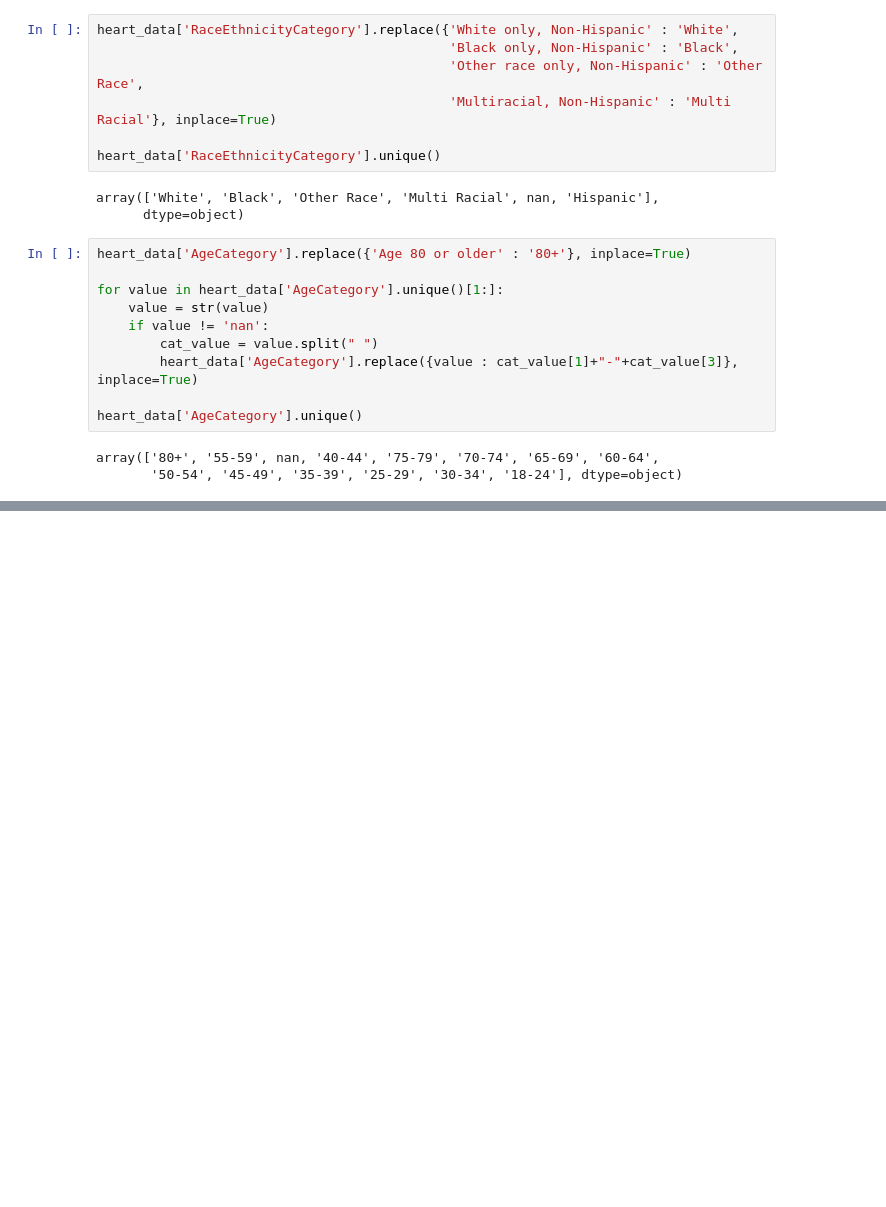
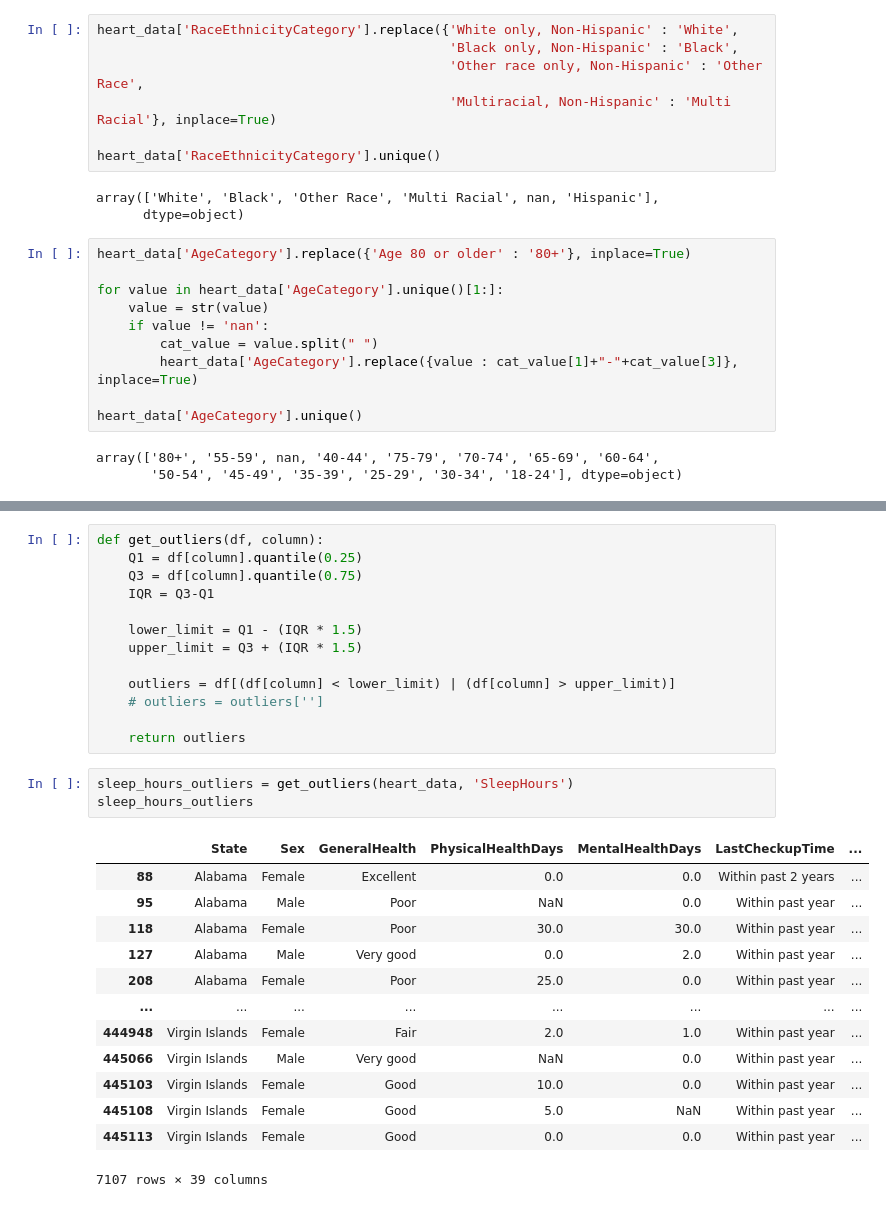
Before and after one commit to ali-bin-kashif/heart-disease-healthcare-data-analysis, a Jupyter notebook: heart_indicator_data_analysis.ipynb, the cells around one changed output, grey strips where cells are left out. Cells and saved outputs as stored; diff of their text form; blank space fills up the shorter version.

```diff
--- a/heart_indicator_data_analysis.ipynb
+++ b/heart_indicator_data_analysis.ipynb
@@ -417,0 +479,30 @@ array(['Yes, type not sure', 'No', nan, 'Yes', 'Yes, not Tdap'],
+# %%
+def get_outliers(df, column):
+    Q1 = df[column].quantile(0.25)
+    Q3 = df[column].quantile(0.75)
+    IQR = Q3-Q1
+
+    lower_limit = Q1 - (IQR * 1.5)
+    upper_limit = Q3 + (IQR * 1.5)
+
+    outliers = df[(df[column] < lower_limit) | (df[column] > upper_limit)]
+    # outliers = outliers['']
+
+    return outliers
+# %%
+sleep_hours_outliers = get_outliers(heart_data, 'SleepHours')
+sleep_hours_outliers
+# %% [output]
+|  | State | Sex | GeneralHealth | PhysicalHealthDays | MentalHealthDays | LastCheckupTime | ... |
+| 88 | Alabama | Female | Excellent | 0.0 | 0.0 | Within past 2 years | ... |
+| 95 | Alabama | Male | Poor | NaN | 0.0 | Within past year | ... |
+| 118 | Alabama | Female | Poor | 30.0 | 30.0 | Within past year | ... |
+| 127 | Alabama | Male | Very good | 0.0 | 2.0 | Within past year | ... |
+| 208 | Alabama | Female | Poor | 25.0 | 0.0 | Within past year | ... |
+| ... | ... | ... | ... | ... | ... | ... | ... |
+| 444948 | Virgin Islands | Female | Fair | 2.0 | 1.0 | Within past year | ... |
+| 445066 | Virgin Islands | Male | Very good | NaN | 0.0 | Within past year | ... |
+| 445103 | Virgin Islands | Female | Good | 10.0 | 0.0 | Within past year | ... |
+| 445108 | Virgin Islands | Female | Good | 5.0 | NaN | Within past year | ... |
+| 445113 | Virgin Islands | Female | Good | 0.0 | 0.0 | Within past year | ... |
+7107 rows × 39 columns
```
Also changed, not shown: parts of 16 cells of this notebook.
